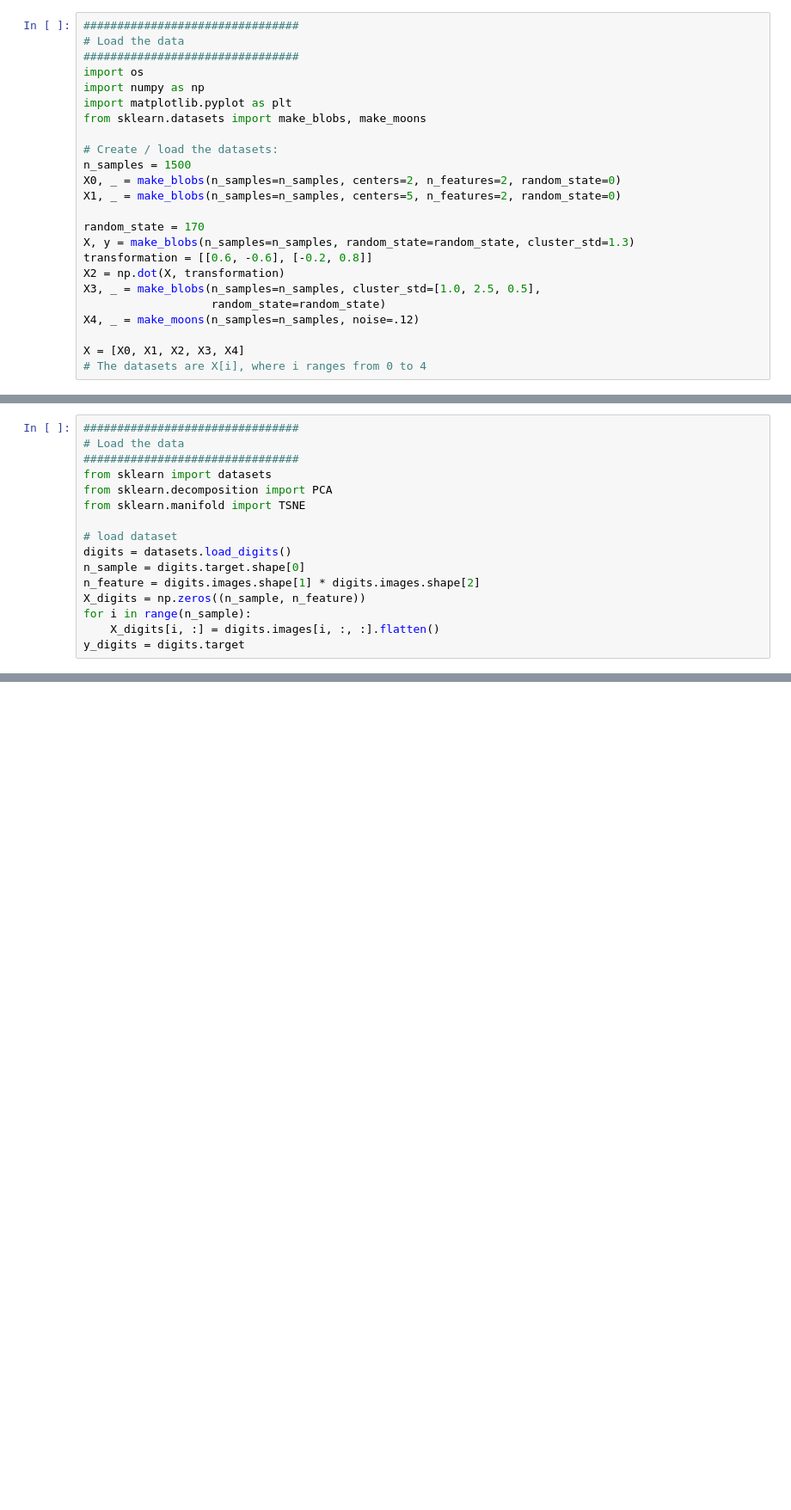
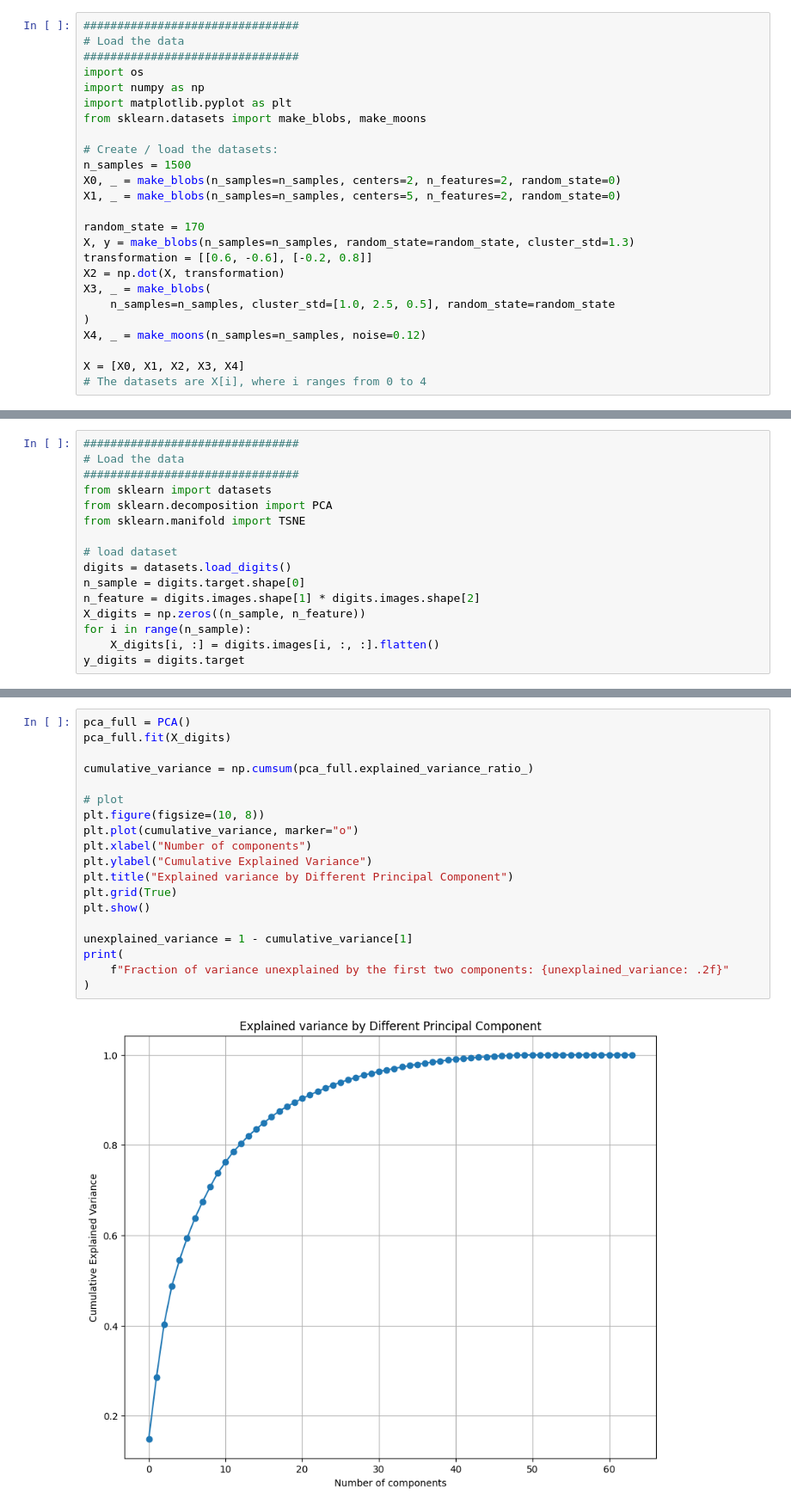
Before and after one commit to nogibjj/ML-Assignment5, a Jupyter notebook: Assignment_5.ipynb, the cells around one changed output, grey strips where cells are left out. Shown at 86% size. Drawn from its saved outputs; the diff is of its cells as text; blank space fills up the shorter version.

```diff
--- a/Assignment_5.ipynb
+++ b/Assignment_5.ipynb
@@ -44,9 +44,10 @@ random_state = 170
 X, y = make_blobs(n_samples=n_samples, random_state=random_state, cluster_std=1.3)
 transformation = [[0.6, -0.6], [-0.2, 0.8]]
 X2 = np.dot(X, transformation)
-X3, _ = make_blobs(n_samples=n_samples, cluster_std=[1.0, 2.5, 0.5],
-                   random_state=random_state)
-X4, _ = make_moons(n_samples=n_samples, noise=.12)
+X3, _ = make_blobs(
+    n_samples=n_samples, cluster_std=[1.0, 2.5, 0.5], random_state=random_state
+)
+X4, _ = make_moons(n_samples=n_samples, noise=0.12)
 
 X = [X0, X1, X2, X3, X4]
 # The datasets are X[i], where i ranges from 0 to 4
@@ -347,0 +393,21 @@ y_digits = digits.target
+# %%
+pca_full = PCA()
+pca_full.fit(X_digits)
+
+cumulative_variance = np.cumsum(pca_full.explained_variance_ratio_)
+
+# plot
+plt.figure(figsize=(10, 8))
+plt.plot(cumulative_variance, marker="o")
+plt.xlabel("Number of components")
+plt.ylabel("Cumulative Explained Variance")
+plt.title("Explained variance by Different Principal Component")
+plt.grid(True)
+plt.show()
+
+unexplained_variance = 1 - cumulative_variance[1]
+print(
+    f"Fraction of variance unexplained by the first two components: {unexplained_variance: .2f}"
+)
+# %% [output]
+[figure, added]
```
Also changed, not shown: parts of 14 cells of this notebook, 1 other file.
